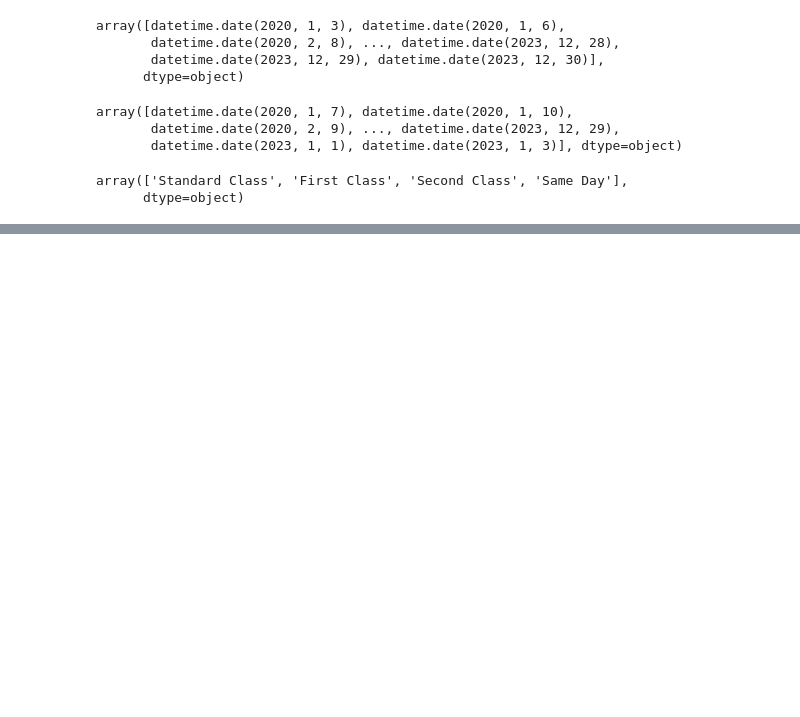
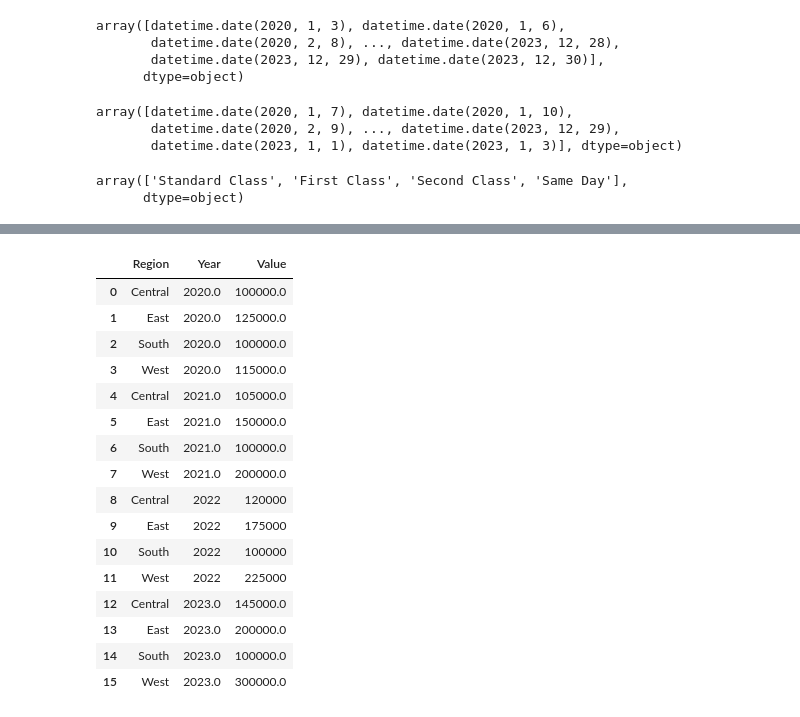
Before and after one commit to bihd00/4IT501-Project, a Jupyter notebook: src/main.ipynb, the cells around one changed output, grey strips where cells are left out. Cells and saved outputs as stored; diff of their text form; code cells hidden in the pictures; blank space fills up the shorter version.

```diff
--- a/src/main.ipynb
+++ b/src/main.ipynb
@@ -430,0 +423,4 @@ df_orders.head(3).T
+# %%
+raw_quota_path = "../data/Data-raw-Quota.xlsx"
+df_quotas = pd.read_excel(raw_quota_path)
+df_quotas.head()
@@ -430,0 +434,22 @@ df_orders.head(3).T
+# %%
+df_quotas_cleaned = data_cleaning.clean_quotas(df=df_quotas)
+df_quotas_pivot = df_quotas_cleaned.melt(id_vars='Region', var_name='Year', value_name='Value')
+df_quotas_pivot
+# %% [output]
+|  | Region | Year | Value |
+| 0 | Central | 2020.0 | 100000.0 |
+| 1 | East | 2020.0 | 125000.0 |
+| 2 | South | 2020.0 | 100000.0 |
+| 3 | West | 2020.0 | 115000.0 |
+| 4 | Central | 2021.0 | 105000.0 |
+| 5 | East | 2021.0 | 150000.0 |
+| 6 | South | 2021.0 | 100000.0 |
+| 7 | West | 2021.0 | 200000.0 |
+| 8 | Central | 2022 | 120000 |
+| 9 | East | 2022 | 175000 |
+| 10 | South | 2022 | 100000 |
+| 11 | West | 2022 | 225000 |
+| 12 | Central | 2023.0 | 145000.0 |
+| 13 | East | 2023.0 | 200000.0 |
+| 14 | South | 2023.0 | 100000.0 |
+| 15 | West | 2023.0 | 300000.0 |
```
Also changed, not shown: parts of 15 cells of this notebook.
